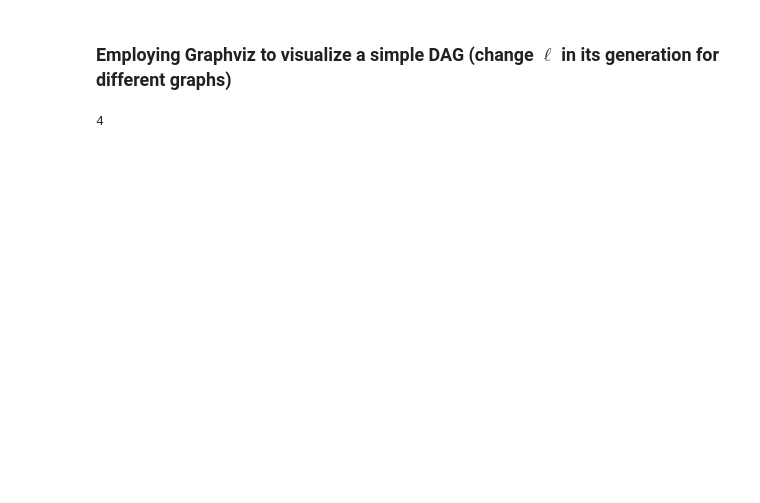
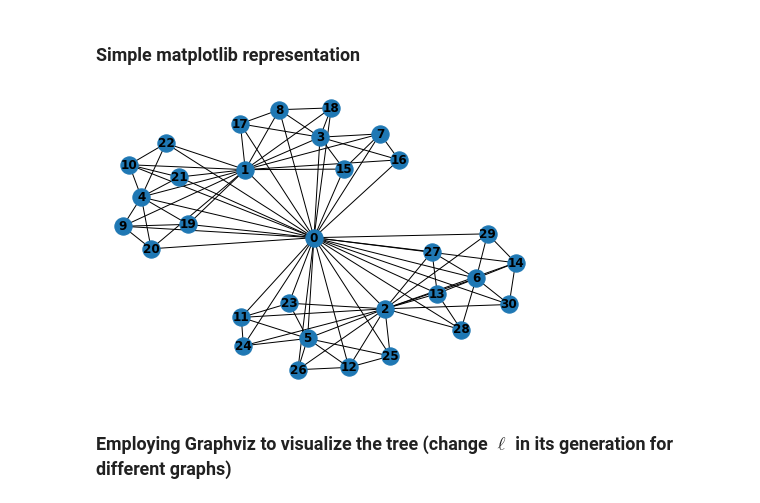
Before and after one commit to Yperidis/DAGFLOW, a Jupyter notebook: Demonstration.ipynb, the cells around one changed output. Cells and saved outputs as stored; diff of their text form; code cells hidden in the pictures; blank space fills up the shorter version.

Commit message:
Major changes. Shifted the graph generation to Network X and made the appropriate changes in the utility and Node files. Revised the demonstration notebook and the documentation.

```diff
--- a/Demonstration.ipynb
+++ b/Demonstration.ipynb
@@ -12,9 +12,8 @@ $\ell$ can only take values ranging from 1 to n-1 as is defined (level enumerati
 # %%
-levs=5  # levels of the DAG
-ell=1  # depth of knowledge of the DAG
-all_nodes_set_ell = []
+levs=5  # levels of the tree
+ell_ensemble = []
 
-# for ell in range(1,levs):
-all_nodes_set_ell.append( c2u.CommandGeneration(levs=levs, ell=ell) )  # a list of the DAGs with different ell.
-    # Each DAG has been generated 100 times in all_nodes_set for averaging purposes of the random walkeer
+for ell in range(1,levs):
+    ell_ensemble.append( c2u.CommandGeneration(levs=levs, ell=ell) )  # an ensemble of different ell.
+    # Each tree has been generated 100 times in ell_ensmble for averaging purposes of the random walker
     # in the postprocessing.
@@ -25,2 +20,10 @@ c2u.IncreaseSubTreeConnectivity(Initial, ell=4)
+# %%
+Sample = ell_ensemble[-1][0]
+# %% [markdown]
+### Simple matplotlib representation
+# %%
+nx.draw(Sample, with_labels=True, font_weight='bold')
+# %% [output]
+[figure, added]
 # %% [markdown]
-### Employing Graphviz to visualize a simple DAG (change $\ell$ in its generation for different graphs)
+### Employing Graphviz to visualize the tree (change $\ell$ in its generation for different graphs)
@@ -45,4 +29,0 @@ for i in Initial[1:]:
-# %%
-len(Initial[2].descendant_list)
-# %% [output]
-4
```
Also changed, not shown: parts of 6 cells of this notebook, 3 other files.
